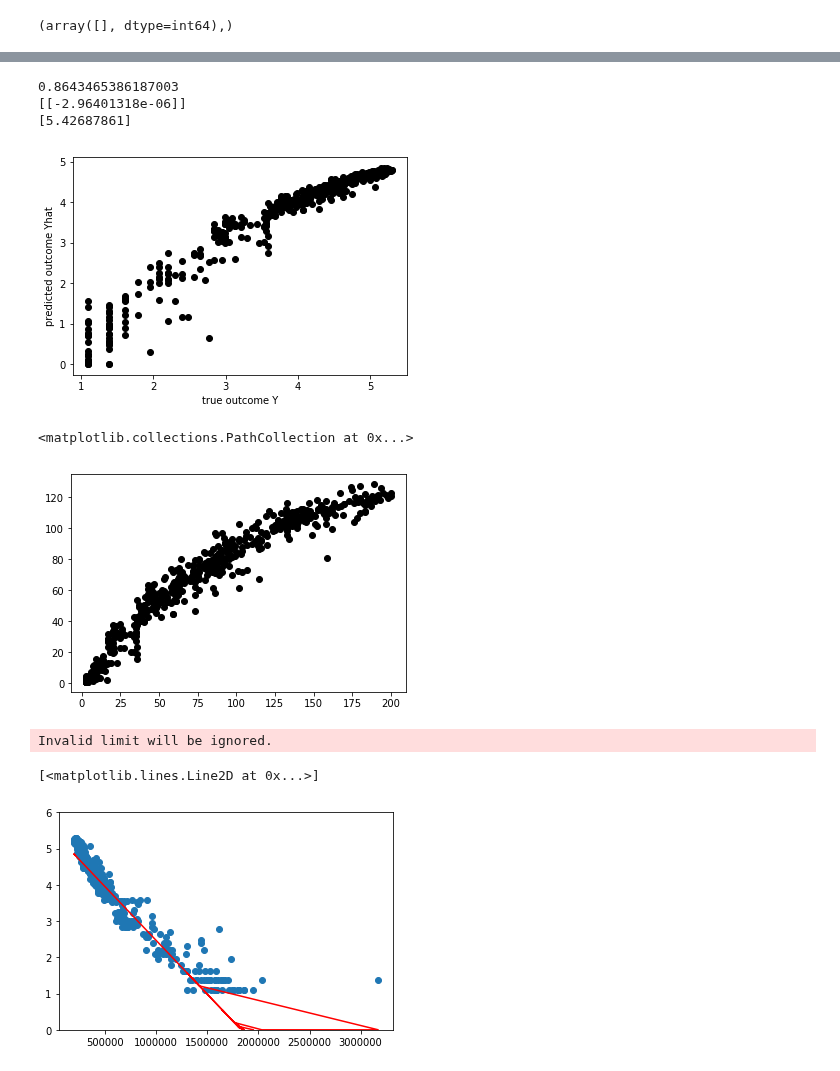
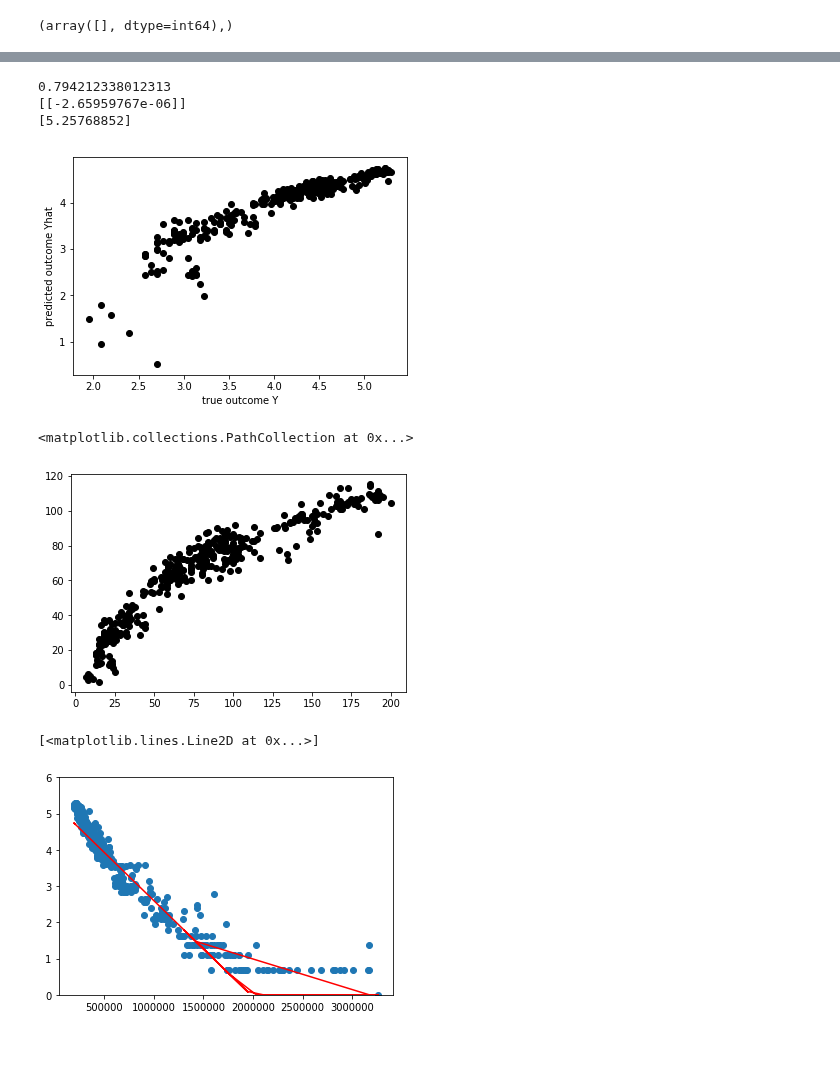
Before and after one commit to suneric98/Crescendo, a Jupyter notebook: data/exploration-linear_regression3.ipynb, the cells around one changed output, grey strips where cells are left out. Cells and saved outputs as stored; diff of their text form; code cells hidden in the pictures.

```diff
--- a/data/exploration-linear_regression3.ipynb
+++ b/data/exploration-linear_regression3.ipynb
@@ -356,0 +393,15 @@ See the caveats in the documentation: http://pandas.pydata.org/pandas-docs/stabl
+# %%
+## use better now model to predict havana
+teardata=data.loc[data['Song']=='no tears left to cry']
+
+X=teardata[['Streams']].values
+y=teardata[['Rank']].values
+
+teardata['logrank'] = np.log(teardata['Rank'])
+logy= teardata[['logrank']].values
+
+
+#betternowdata = betternowdata.drop(columns="Date")
+teardata = teardata[['logrank', 'Rank','Streams']]
+
+plt.scatter (X, y)
@@ -356,0 +416,7 @@ See the caveats in the documentation: http://pandas.pydata.org/pandas-docs/stabl
+# %%
+z = np.abs(stats.zscore(teardata['logrank']))
+threshold = 3
+print(np.where(z >3))
+
+tearoutlier = teardata.loc[z < 3]
+#psychooutlier = psychodata.loc[z < 2]
@@ -356,0 +425,7 @@ See the caveats in the documentation: http://pandas.pydata.org/pandas-docs/stabl
+# %%
+X=tearoutlier[['Streams']].values
+y=tearoutlier[['Rank']].values
+
+#logy = np.log(y)
+tearoutlier['logrank'] = np.log(tearoutlier['Rank'])
+logy= tearoutlier[['logrank']].values
@@ -366,9 +447,9 @@ print (lm.score(X,logy))
 print (lm.coef_)
 print (lm.intercept_)
 # %% [output]
-0.8643465386187003
-[[-2.96401318e-06]]
-[5.42687861]
+0.794212338012313
+[[-2.65959767e-06]]
+[5.25768852]
 # %%
 Yhat = np.maximum(Yhat, 0)
 plt.scatter(logy, Yhat,  color='black')
@@ -377,21 +458,19 @@ plt.ylabel("predicted outcome Yhat")
 
 plt.show()
 # %% [output]
-[figure, old version]
+[figure, new version]
 # %%
 plt.scatter(y, np.exp(np.maximum(Yhat, 0)),  color='black')
 # %% [output]
 <matplotlib.collections.PathCollection at 0x...>
-[figure, old version]
+[figure, new version]
 # %%
 axes = plt.gca()
 #axes.set_xlim([xmin,xmax])
 axes.set_ylim([0,6])
 
 plt.scatter(X, logy)
-ax.set_ylim(bottom=0)
 plt.plot(X, np.maximum(Yhat, 0),color='red')
 # %% [output]
-Invalid limit will be ignored.
+[<matplotlib.lines.Line2D at 0x...>]
-[<matplotlib.lines.Line2D at 0x...>]
-[figure, old version]
+[figure, new version]
```
Also changed, not shown: parts of 22 cells of this notebook, 1 other file.
